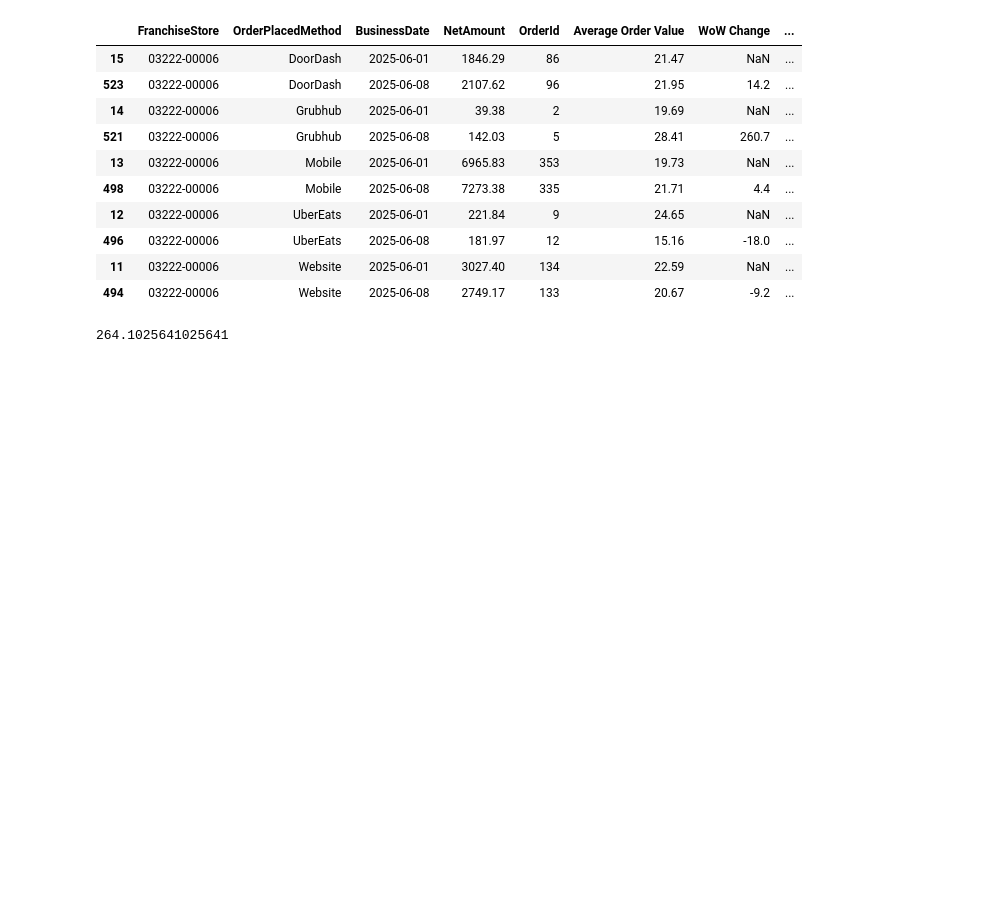
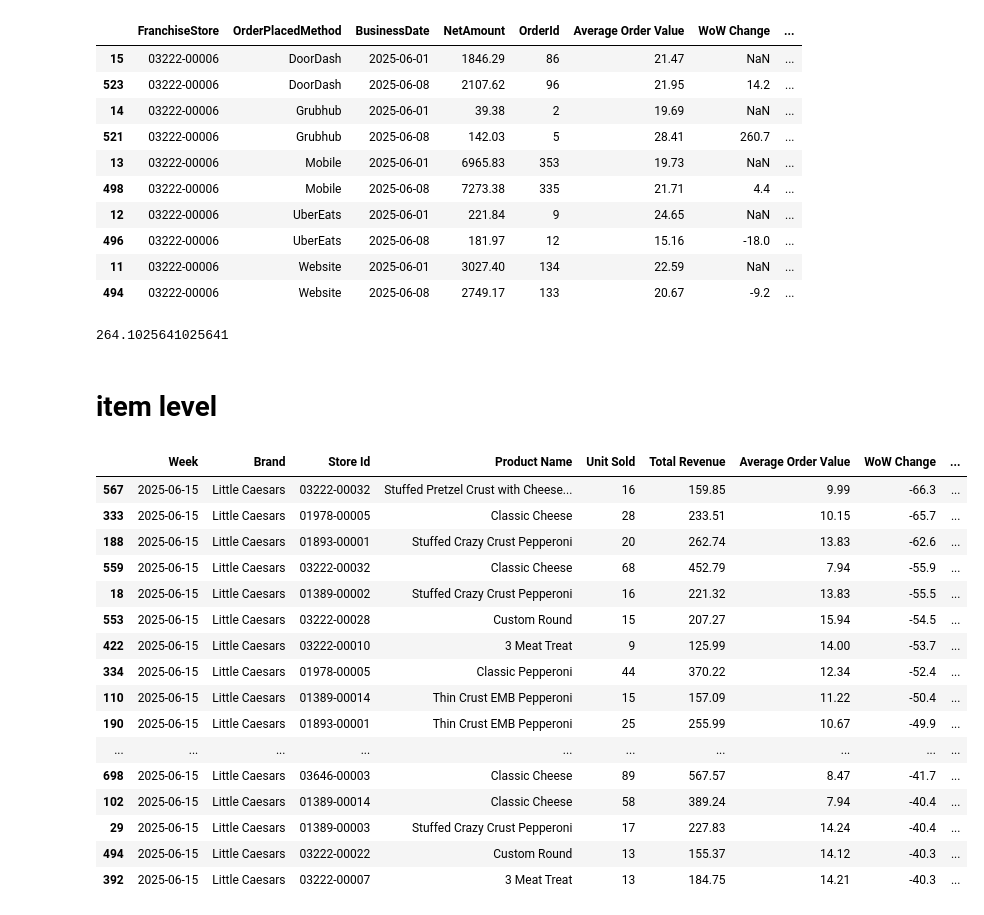
Before and after one commit to noor60/pipeline, a Jupyter notebook: VIBE/e-commerce_report/weekly_sales/weekly_highlights.ipynb, the cells around one changed output. Cells and saved outputs as stored; diff of their text form; code cells hidden in the pictures; blank space fills up the shorter version.

```diff
--- a/VIBE/e-commerce_report/weekly_sales/weekly_highlights.ipynb
+++ b/VIBE/e-commerce_report/weekly_sales/weekly_highlights.ipynb
@@ -291,3 +316,30 @@ channel[channel['FranchiseStore']=='03222-00006'].sort_values(by=['OrderPlacedMe
 (142-39)/39*100
 # %% [output]
 264.1025641025641
+# %% [markdown]
+# item level
+# %%
+store=pd.read_csv('../output_files/weekly_summary_sheet4.csv')
+store=store[store['Store Id']!='03222-00033']
+
+store.sort_values(by='WoW Change').head(20)
+a=store[store['WoW Change']<=-40].sort_values(by='WoW Change')
+a
+# %% [output]
+|  | Week | Brand | Store Id | Product Name | Unit Sold | Total Revenue | Average Order Value | WoW Change | ... |
+| 567 | 2025-06-15 | Little Caesars | 03222-00032 | Stuffed Pretzel Crust with Cheese... | 16 | 159.85 | 9.99 | -66.3 | ... |
+| 333 | 2025-06-15 | Little Caesars | 01978-00005 | Classic Cheese | 28 | 233.51 | 10.15 | -65.7 | ... |
+| 188 | 2025-06-15 | Little Caesars | 01893-00001 | Stuffed Crazy Crust Pepperoni | 20 | 262.74 | 13.83 | -62.6 | ... |
+| 559 | 2025-06-15 | Little Caesars | 03222-00032 | Classic Cheese | 68 | 452.79 | 7.94 | -55.9 | ... |
+| 18 | 2025-06-15 | Little Caesars | 01389-00002 | Stuffed Crazy Crust Pepperoni | 16 | 221.32 | 13.83 | -55.5 | ... |
+| 553 | 2025-06-15 | Little Caesars | 03222-00028 | Custom Round | 15 | 207.27 | 15.94 | -54.5 | ... |
+| 422 | 2025-06-15 | Little Caesars | 03222-00010 | 3 Meat Treat | 9 | 125.99 | 14.00 | -53.7 | ... |
+| 334 | 2025-06-15 | Little Caesars | 01978-00005 | Classic Pepperoni | 44 | 370.22 | 12.34 | -52.4 | ... |
+| 110 | 2025-06-15 | Little Caesars | 01389-00014 | Thin Crust EMB Pepperoni | 15 | 157.09 | 11.22 | -50.4 | ... |
+| 190 | 2025-06-15 | Little Caesars | 01893-00001 | Thin Crust EMB Pepperoni | 25 | 255.99 | 10.67 | -49.9 | ... |
+| ... | ... | ... | ... | ... | ... | ... | ... | ... | ... |
+| 698 | 2025-06-15 | Little Caesars | 03646-00003 | Classic Cheese | 89 | 567.57 | 8.47 | -41.7 | ... |
+| 102 | 2025-06-15 | Little Caesars | 01389-00014 | Classic Cheese | 58 | 389.24 | 7.94 | -40.4 | ... |
+| 29 | 2025-06-15 | Little Caesars | 01389-00003 | Stuffed Crazy Crust Pepperoni | 17 | 227.83 | 14.24 | -40.4 | ... |
+| 494 | 2025-06-15 | Little Caesars | 03222-00022 | Custom Round | 13 | 155.37 | 14.12 | -40.3 | ... |
+| 392 | 2025-06-15 | Little Caesars | 03222-00007 | 3 Meat Treat | 13 | 184.75 | 14.21 | -40.3 | ... |
```
Also changed, not shown: parts of 31 cells of this notebook.
